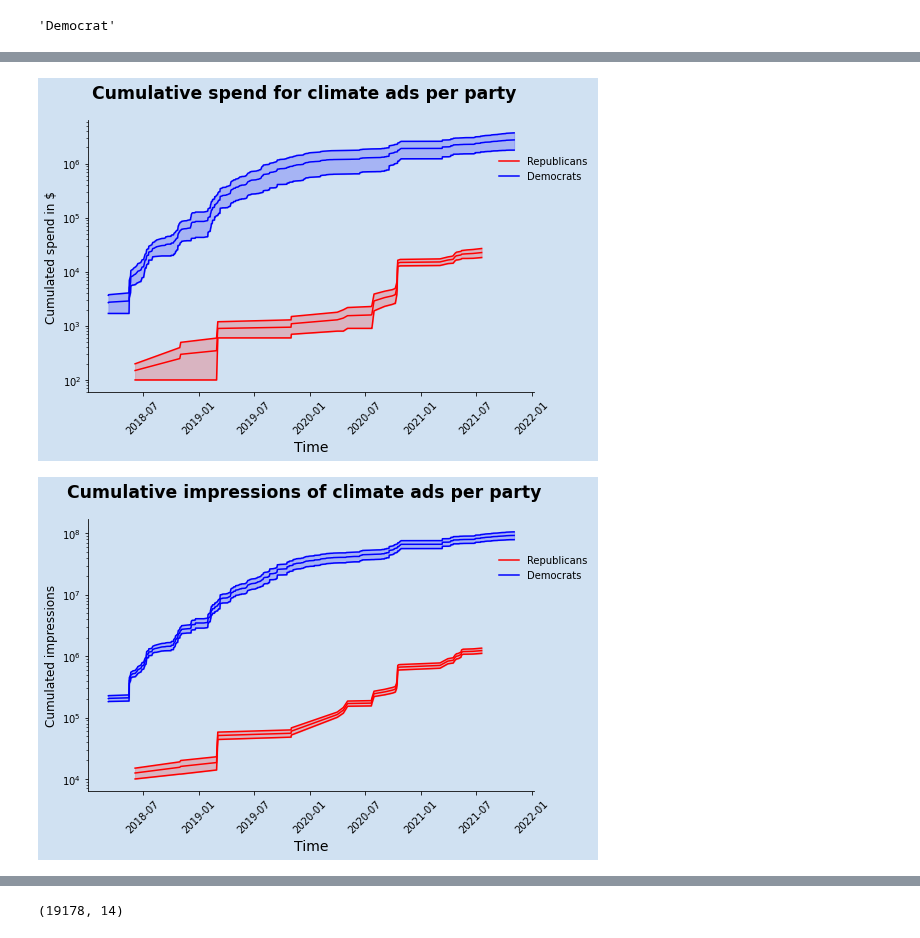
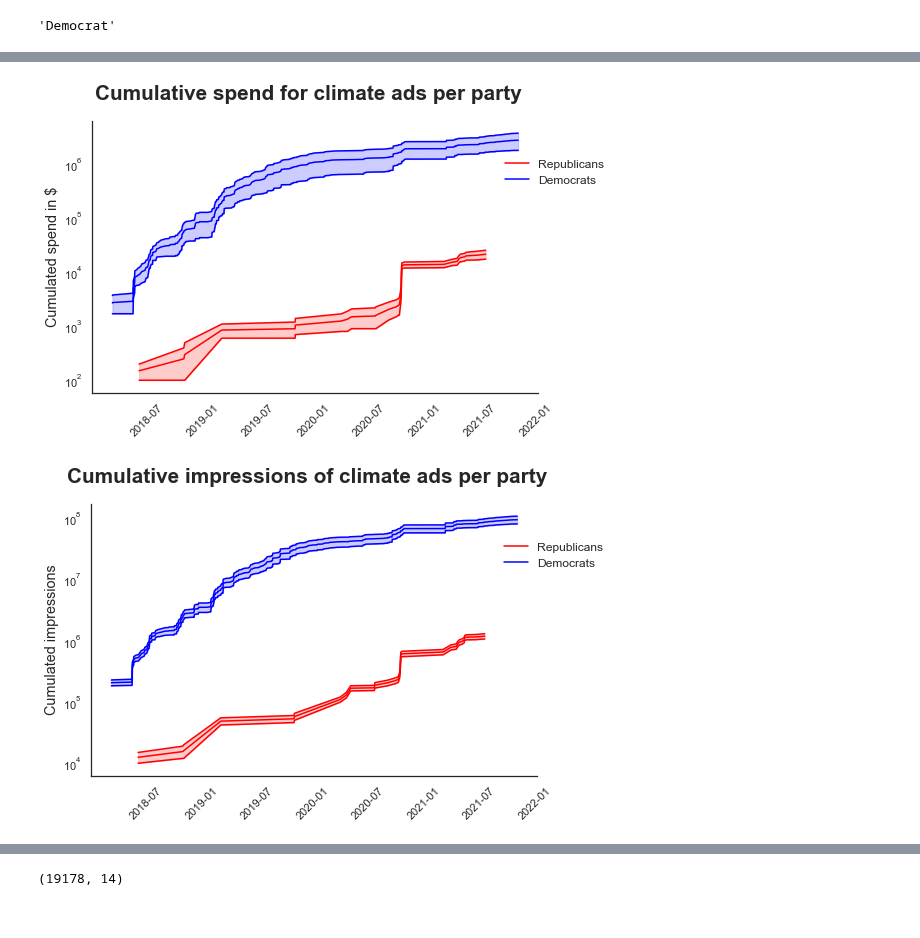
Before and after one commit to lrnz-asnprs/political-ad-api, a Jupyter notebook: notebooks/laurenz_notebook.ipynb, the cells around one changed output, grey strips where cells are left out. Saved outputs shown, nothing was run; the diff lists cells and outputs as text; code cells hidden in the pictures.

Commit message:
added some plots

```diff
--- a/notebooks/laurenz_notebook.ipynb
+++ b/notebooks/laurenz_notebook.ipynb
@@ -269,6 +278,6 @@ ERROR! Session/line number was not unique in database. History logging moved to
 # %%
-republicans_climate = grouper.group_ads_by_party_by_page(climate_ads, "Republican")
-democrats_climate = grouper.group_ads_by_party_by_page(climate_ads, "Democrat")
+republicans_climate = grouper.group_ads_by_party_by_day(climate_ads, "Republican")
+democrats_climate = grouper.group_ads_by_party_by_day(climate_ads, "Democrat")
 # %%
 import pandas as pd
 congress = pd.read_csv("..\\src\\data_sets\\legislators_fb_info_final.csv") # read congress member info
@@ -323,17 +427,18 @@ all_climate[:10]
 import seaborn as sns
 import matplotlib.pyplot as plt
 # Plot the result
-sns.set_theme(style="whitegrid")
+sns.set_theme(style="white")
 # Initialize the matplotlib figure
 f, ax = plt.subplots(figsize=(8, 6))
 
 # Plot the scores
 # sns.set_color_codes("pastel")
-sns.barplot(x=all_climate[:10]["no_ads"], y=all_climate[:10]["page_name"],
-             color="b", hue=all_climate[:10]["party"], palette="pastel")
+sns.barplot(x=page_all_climate[:10]["no_ads"], y=page_all_climate[:10]["page_name"],
+             color="b", hue=page_all_climate[:10]["party"], palette="bright", dodge=False)
 f.suptitle("Top advertisers by number of ads")
 # Add a legend and informative axis label
 ax.legend(ncol=2, loc="lower right", frameon=True)
 # ax.set(xlim=(3.9, 4.3), ylabel="",
 #        xlabel="")
+# fig.savefig("..\\plots\\top_advertisers_no_ads.pdf") # DOESNT WORK?!?!?!?
 # %% [output]
@@ -343,7 +467,7 @@ ax.legend(ncol=2, loc="lower right", frameon=True)
 # As input needs dataframe containing the advertisements GROUPED BY DAY!
 # Can be done for individual politicians or even groups like reps or dems        # https://www.dataquest.io/blog/tutorial-time-series-analysis-with-pandas/
 # This graph: https://swdevnotes.com/python/2020/display-line-chart-range/
-
+sns.set_theme(style="white")
 
 df_1 = republicans_climate
 days = df_1.ad_creation_time
@@ -353,47 +477,48 @@ upper = df_1.sum_spend_hi.cumsum()
 
 title = f'Cumulative spend for climate ads per party'
 
-fig, ax1 = plt.subplots(figsize = (8,5), facecolor = plt.cm.Blues(.2))
+fig, ax1 = plt.subplots(figsize = (8,5))
 
 fig.suptitle(title, fontsize = 'xx-large',  fontweight = 'bold')
 
-ax1.set_facecolor(plt.cm.Blues(.2))
 ax1.plot(days, upper, label = 'Republicans', color="red")
 ax1.plot(days, average, color="red")
 ax1.plot(days, lower, color="red")
 ax1.set_ylabel('Cumulated spend in $', fontsize = 'large')
-ax1.set_xlabel('Time', fontsize=14)
+# ax1.set_xlabel('Time', fontsize=14)
         # Hide the right and top spines
 ax1.spines['right'].set_visible(False)
 ax1.spines['top'].set_visible(False)
 ax1.fill_between(days, lower, upper, alpha=0.2, color="red")
 
 # Second plot
 df_2 = democrats_climate
 days_2 = df_2.ad_creation_time
 lower_2 = df_2.sum_spend_lo.cumsum()
 average_2 = df_2.avg_spend.cumsum()
 upper_2 = df_2.sum_spend_hi.cumsum()
 
 ax1.plot(days_2, upper_2, label = 'Democrats', color="blue")
 ax1.plot(days_2, average_2, color="blue")
 ax1.plot(days_2, lower_2,color="blue")
 ax1.fill_between(days_2, lower_2, upper_2, alpha=0.2, color="blue")
 
 ax1.legend(bbox_to_anchor = (0.9, 0.9),
                 loc = 'upper left',
                 frameon = False,
                 fontsize = 'medium')
 plt.yscale("log")
 plt.xticks(rotation = 45) # Rotates X-ax1is Ticks by 45-degrees
 plt.show()
+fig.savefig("..\\plots\\climate_both_spend.pdf")
 # %% [output]
-[figure, old version]
+[figure, new version]
 # %%
  # https://www.dataquest.io/blog/tutorial-time-series-analysis-with-pandas/
         # This graph: https://swdevnotes.com/python/2020/display-line-chart-range/
         # df_c = u5mr_df.loc[([country]), :]
 import matplotlib.pyplot as plt
+sns.set_theme(style="white")
 
 df_c = republicans_climate
 days = df_c.ad_creation_time
@@ -403,16 +528,15 @@ upper = df_c.sum_impressions_hi.cumsum()
 
 title = f'Cumulative impressions of climate ads per party'
 
-fig, ax = plt.subplots(figsize = (8,5), facecolor = plt.cm.Blues(.2))
+fig, ax = plt.subplots(figsize = (8,5))
 fig.suptitle(title, fontsize = 'xx-large',  fontweight = 'bold')
 
-ax.set_facecolor(plt.cm.Blues(.2))
 ax.plot(days, upper, label = 'Republicans', color="red")
 ax.plot(days, average, color="red")
 ax.plot(days, lower, color="red")
 
 ax.set_ylabel('Cumulated impressions', fontsize = 'large')
-ax.set_xlabel('Time', fontsize=14)
+# ax.set_xlabel('Time', fontsize=14)
         # Hide the right and top spines
 ax.spines['right'].set_visible(False)
 ax.spines['top'].set_visible(False)
@@ -439,8 +563,9 @@ ax.legend(bbox_to_anchor = (0.9, 0.9),
 plt.yscale("log")
 plt.xticks(rotation = 45) # Rotates X-Axis Ticks by 45-degrees
 plt.show()
+fig.savefig("..\\plots\\climate_both_impressions.pdf")
 # %% [output]
-[figure, old version]
+[figure, new version]
 # %%
 import matplotlib.pyplot as plt
 viz.spend_over_time_cum(republicans, "Repuplicans")
```
Also changed, not shown: parts of 25 cells of this notebook, 7 other files.
